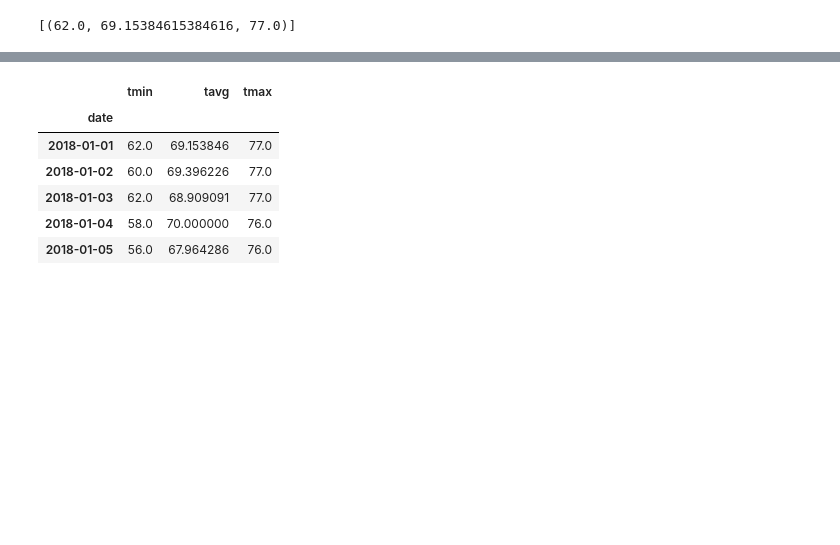
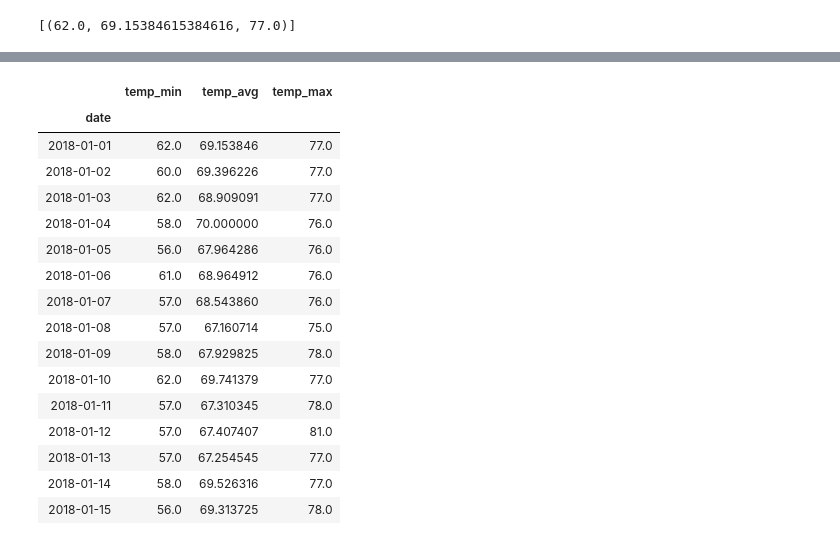
Before and after one commit to arundhatic/sqlalchemy-challenge, a Jupyter notebook: climate.ipynb, the cells around one changed output, grey strips where cells are left out. Drawn from its saved outputs; the diff is of its cells as text; code cells hidden in the pictures; blank space fills up the shorter version.

```diff
--- a/climate.ipynb
+++ b/climate.ipynb
@@ -183,14 +271,16 @@ daily_normals("01-01")
 # %%
 # calculate the daily normals for your trip
 # push each tuple of calculations into a list called `normals`
-
 # Set the start and end date of the trip
-
+start_date_2 = dt.date(2018, 1, 1)
+end_date_2 = dt.date(2018, 1, 15)
 # Use the start and end date to create a range of dates
-
+date_range = pd.date_range(start_date_2,end_date_2)
 # Stip off the year and save a list of %m-%d strings
-
+date_list = [d.strftime('%m-%d') for d in date_range]
 # Loop through the list of %m-%d strings and calculate the normals for each date
+normal_temp = [daily_normals(dl)[0] for dl in date_list ]
+normal_temp
 # %% [output]
 [(62.0, 69.15384615384616, 77.0),
  (60.0, 69.39622641509433, 77.0),
@@ -202,10 +300,23 @@ daily_normals("01-01")
 # %%
 # Load the previous query results into a Pandas DataFrame and add the `trip_dates` range as the `date` index
+normal_temp_df = pd.DataFrame(normal_temp,columns = ['temp_min','temp_avg','temp_max'],index=date_range)
+normal_temp_df.index.name = 'date'
+normal_temp_df
 # %% [output]
-|  | tmin | tavg | tmax |
+|  | temp_min | temp_avg | temp_max |
 | date |  |  |  |
 | 2018-01-01 | 62.0 | 69.153846 | 77.0 |
 | 2018-01-02 | 60.0 | 69.396226 | 77.0 |
 | 2018-01-03 | 62.0 | 68.909091 | 77.0 |
 | 2018-01-04 | 58.0 | 70.000000 | 76.0 |
 | 2018-01-05 | 56.0 | 67.964286 | 76.0 |
+| 2018-01-06 | 61.0 | 68.964912 | 76.0 |
+| 2018-01-07 | 57.0 | 68.543860 | 76.0 |
+| 2018-01-08 | 57.0 | 67.160714 | 75.0 |
+| 2018-01-09 | 58.0 | 67.929825 | 78.0 |
+| 2018-01-10 | 62.0 | 69.741379 | 77.0 |
+| 2018-01-11 | 57.0 | 67.310345 | 78.0 |
+| 2018-01-12 | 57.0 | 67.407407 | 81.0 |
+| 2018-01-13 | 57.0 | 67.254545 | 77.0 |
+| 2018-01-14 | 58.0 | 69.526316 | 77.0 |
+| 2018-01-15 | 56.0 | 69.313725 | 78.0 |
```
Also changed, not shown: parts of 20 cells of this notebook, 7 other files.
